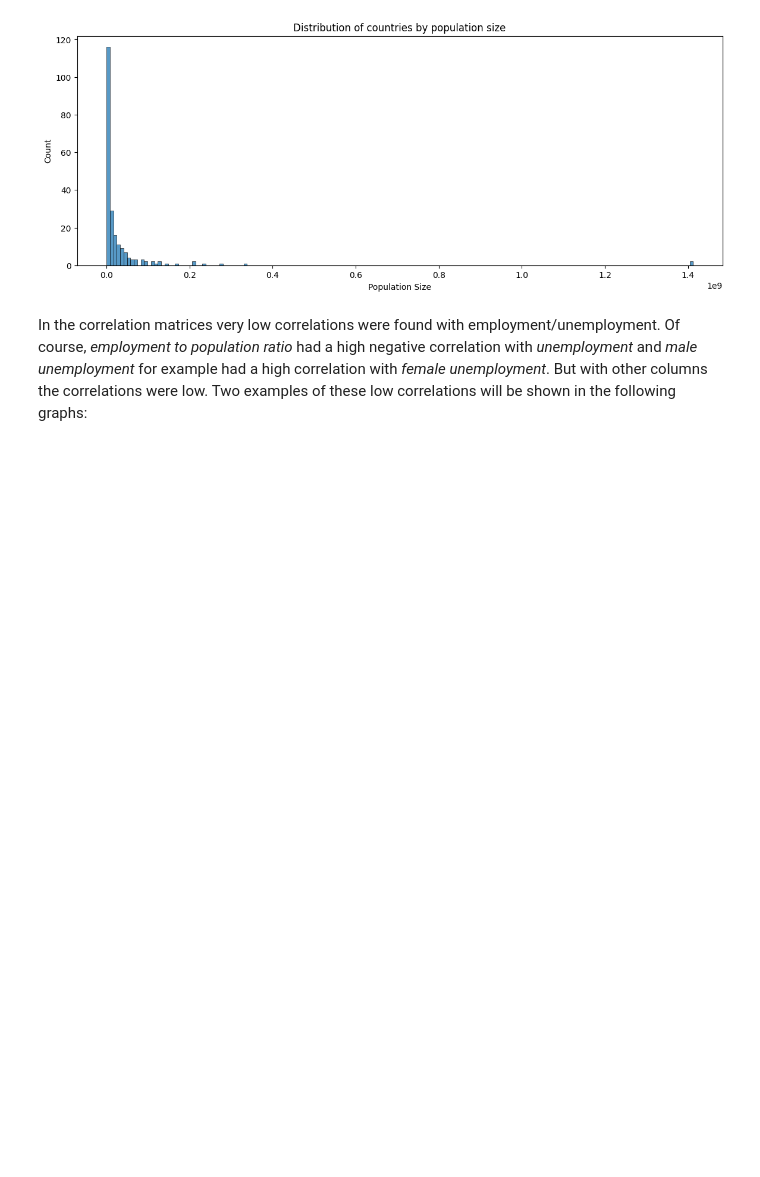
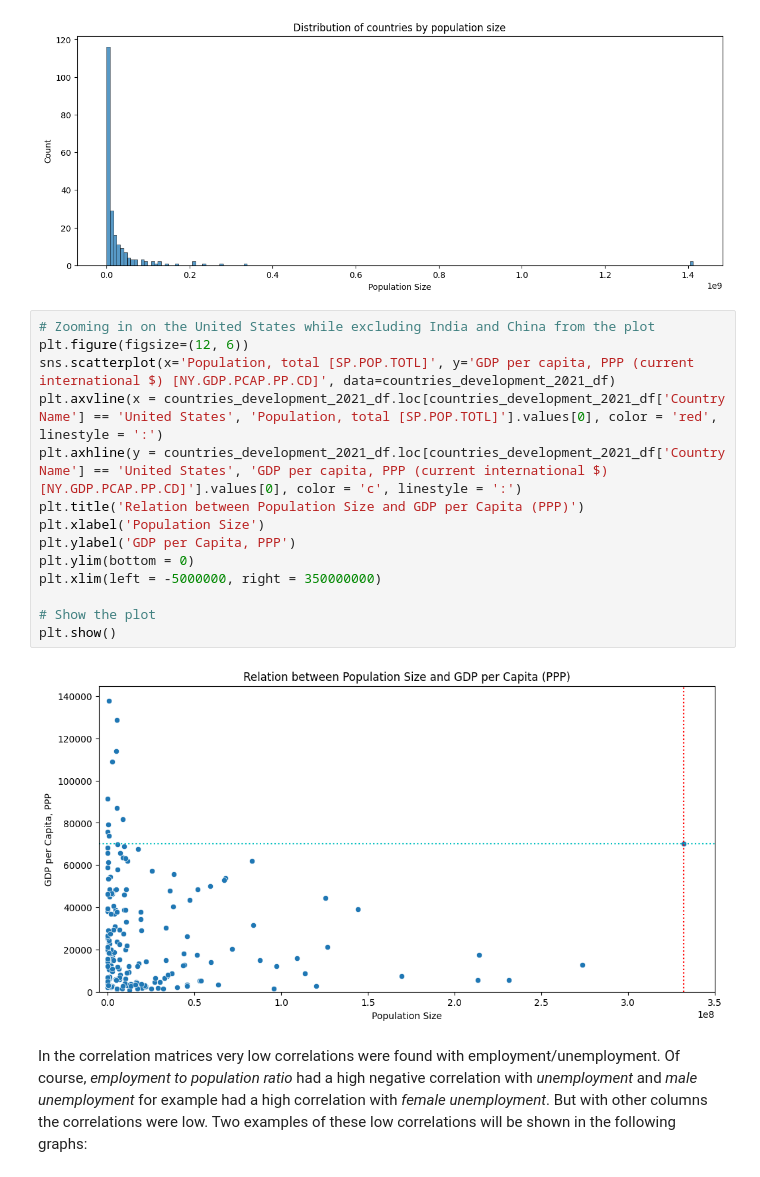
Before and after one commit to David-7805/Global-Development-Trends-Analyzing-World-Data, a Jupyter notebook: FinalProject_WorldDevelopmentData_lite.ipynb, the cells around one changed output. Drawn from its saved outputs; the diff is of its cells as text; blank space fills up the shorter version.

```diff
--- a/FinalProject_WorldDevelopmentData_lite.ipynb
+++ b/FinalProject_WorldDevelopmentData_lite.ipynb
@@ -1447,6 +1692,22 @@ plt.xlabel('Population Size')
 plt.show()
 # %% [output]
 [figure]
+# %%
+# Zooming in on the United States while excluding India and China from the plot
+plt.figure(figsize=(12, 6))
+sns.scatterplot(x='Population, total [SP.POP.TOTL]', y='GDP per capita, PPP (current international $) [NY.GDP.PCAP.PP.CD]', data=countries_development_2021_df)
+plt.axvline(x = countries_development_2021_df.loc[countries_development_2021_df['Country Name'] == 'United States', 'Population, total [SP.POP.TOTL]'].values[0], color = 'red', linestyle = ':')
+plt.axhline(y = countries_development_2021_df.loc[countries_development_2021_df['Country Name'] == 'United States', 'GDP per capita, PPP (current international $) [NY.GDP.PCAP.PP.CD]'].values[0], color = 'c', linestyle = ':')
+plt.title('Relation between Population Size and GDP per Capita (PPP)')
+plt.xlabel('Population Size')
+plt.ylabel('GDP per Capita, PPP')
+plt.ylim(bottom = 0)
+plt.xlim(left = -5000000, right = 350000000)
+
+# Show the plot
+plt.show()
+# %% [output]
+[figure, added]
 # %% [markdown]
 In the correlation matrices very low correlations were found with employment/unemployment. Of course, *employment to population ratio* had a high negative correlation with *unemployment* and *male unemployment* for example had a high correlation with *female unemployment*. But with other columns the correlations were low. Two examples of these low correlations will be shown in the following graphs:
 # %%
```
Also changed, not shown: parts of 18 cells of this notebook.
